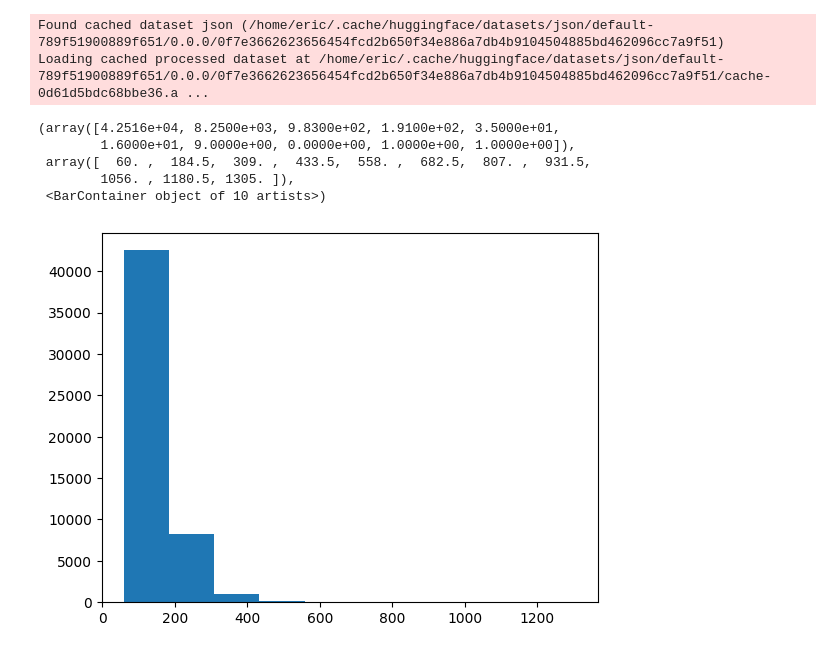
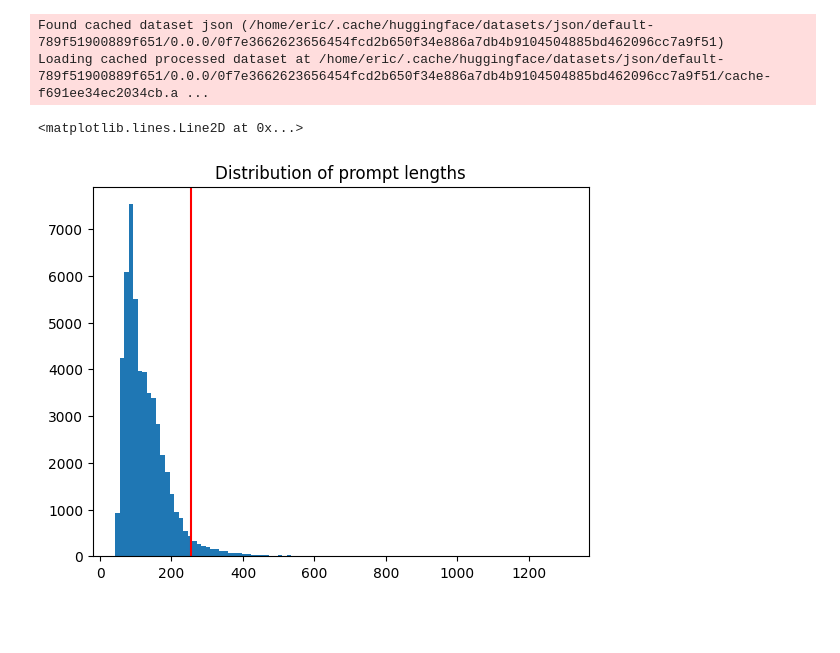
Before and after one commit to tloen/alpaca-lora, a Jupyter notebook: lengths.ipynb, the cells around one changed output. Cells and saved outputs as stored; diff of their text form; code cells hidden in the pictures; blank space fills up the shorter version.

Commit message:
update length notebook

```diff
--- a/lengths.ipynb
+++ b/lengths.ipynb
@@ -12,7 +12,7 @@ data = load_dataset("json", data_files="alpaca_data.json")
 
 def generate_prompt(data_point):
     # sorry about the formatting disaster gotta move fast
-    if data_point["instruction"]:
+    if data_point["input"]:
         return f"""Below is an instruction that describes a task, paired with an input that provides further context. Write a response that appropriately completes the request.
 
 ### Instruction:
@@ -36,16 +36,14 @@ def generate_prompt(data_point):
 data = data.map(lambda data_point: {"prompt": tokenizer(generate_prompt(data_point))})
 # %% [output]
 Found cached dataset json (/home/eric/.cache/huggingface/datasets/json/default-789f51900889f651/0.0.0/0f7e3662623656454fcd2b650f34e886a7db4b9104504885bd462096cc7a9f51)
-Loading cached processed dataset at /home/eric/.cache/huggingface/datasets/json/default-789f51900889f651/0.0.0/0f7e3662623656454fcd2b650f34e886a7db4b9104504885bd462096cc7a9f51/cache-0d61d5bdc68bbe36.a ...
+Loading cached processed dataset at /home/eric/.cache/huggingface/datasets/json/default-789f51900889f651/0.0.0/0f7e3662623656454fcd2b650f34e886a7db4b9104504885bd462096cc7a9f51/cache-f691ee34ec2034cb.a ...
 # %%
 import matplotlib.pyplot as plt
 
 lens = [len(x["prompt"]["input_ids"]) for x in data["train"]]
-plt.hist(lens)
+plt.hist(lens, bins=100)
+plt.title("Distribution of prompt lengths")
+plt.axvline(256, color="red")
 # %% [output]
-(array([4.2516e+04, 8.2500e+03, 9.8300e+02, 1.9100e+02, 3.5000e+01,
-        1.6000e+01, 9.0000e+00, 0.0000e+00, 1.0000e+00, 1.0000e+00]),
- array([  60. ,  184.5,  309. ,  433.5,  558. ,  682.5,  807. ,  931.5,
-        1056. , 1180.5, 1305. ]),
- <BarContainer object of 10 artists>)
+<matplotlib.lines.Line2D at 0x...>
-[figure, old version]
+[figure, new version]
```
Also changed, not shown: parts of 5 cells of this notebook.
